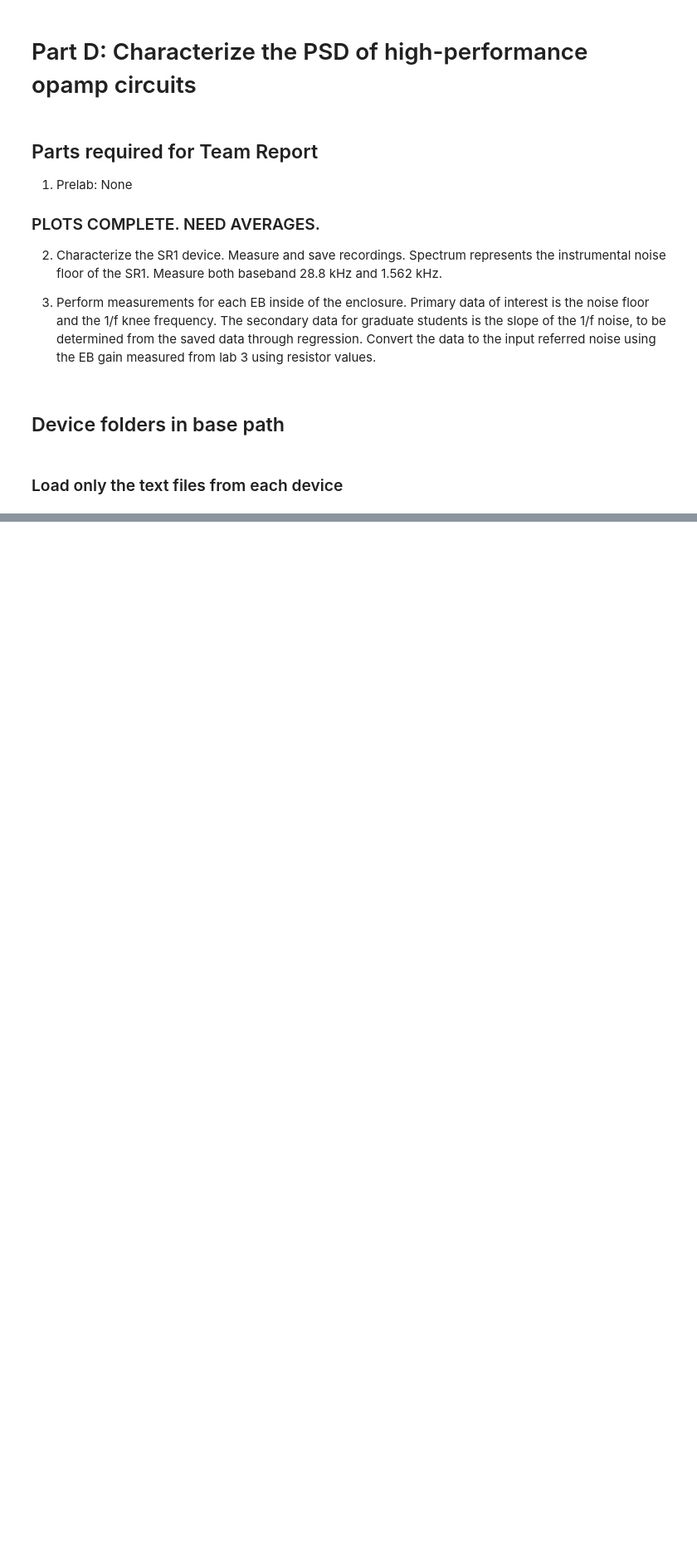
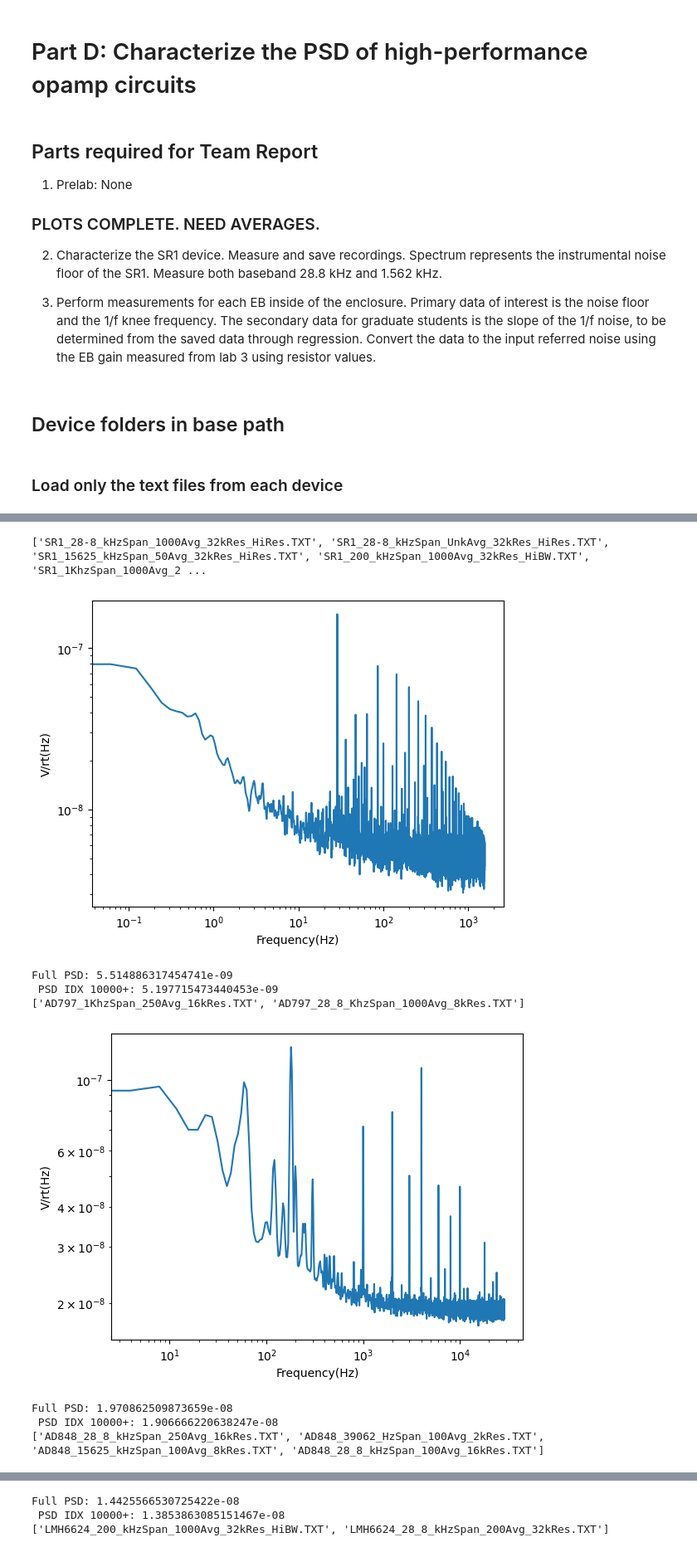
Before and after one commit to MazinDan/Analog_Lab_B, a Jupyter notebook: Lab_4_Report/Analog_Lab4.ipynb, the cells around one changed output, grey strips where cells are left out. Shown at 83% size. Cells and saved outputs as stored; diff of their text form; code cells hidden in the pictures; blank space fills up the shorter version.

```diff
--- a/Lab_4_Report/Analog_Lab4.ipynb
+++ b/Lab_4_Report/Analog_Lab4.ipynb
@@ -709,0 +777,70 @@ for i in range(len(devices)):
+# %%
+# Average PSD values for SR1
+print(SR1_files)
+SR1_psd = pd.read_csv(f'{part_d_data_path}/SR1/{SR1_files[5]}', sep=',')
+plt.figure()
+plt.xscale('log')
+plt.yscale('log')
+plt.xlabel('Frequency(Hz)')
+plt.ylabel('V/rt(Hz)')
+plt.plot(SR1_psd['frequency(Hz)'], SR1_psd['V/rt(Hz)'])
+plt.show()
+print(f'Full PSD: {SR1_psd['V/rt(Hz)'].mean()}\n PSD IDX 10000+: {SR1_psd['V/rt(Hz)'][10000:].mean()}')
+
+# Average PSD values for AD797
+print(AD797_files)
+AD797_psd = pd.read_csv(f'{part_d_data_path}/AD797/{AD797_files[1]}', sep=',')
+plt.figure()
+plt.xscale('log')
+plt.yscale('log')
+plt.xlabel('Frequency(Hz)')
+plt.ylabel('V/rt(Hz)')
+plt.plot(AD797_psd['frequency(Hz)'], AD797_psd['V/rt(Hz)'])
+plt.show()
+print(f'Full PSD: {AD797_psd['V/rt(Hz)'].mean()}\n PSD IDX 10000+: {AD797_psd['V/rt(Hz)'][5000:].mean()}')
+
+# Average PSD values for AD848
+print(AD848_files)
+AD848_psd = pd.read_csv(f'{part_d_data_path}/AD848/{AD848_files[2]}', sep=',')
+plt.figure()
+plt.xscale('log')
+plt.yscale('log')
+plt.xlabel('Frequency(Hz)')
+plt.ylabel('V/rt(Hz)')
+plt.plot(AD848_psd['frequency(Hz)'], AD848_psd['V/rt(Hz)'])
+plt.show()
+print(f'Full PSD: {AD848_psd['V/rt(Hz)'].mean()}\n PSD IDX 10000+: {AD848_psd['V/rt(Hz)'][5000:].mean()}')
+
+# Average PSD values for ADA4898-1
+print(ADA4898_files)
+ADA4898_psd = pd.read_csv(f'{part_d_data_path}/ADA4898-1/{ADA4898_files[2]}', sep=',')
+plt.figure()
+plt.xscale('log')
+plt.yscale('log')
+plt.xlabel('Frequency(Hz)')
+plt.ylabel('V/rt(Hz)')
+plt.plot(ADA4898_psd['frequency(Hz)'], ADA4898_psd['V/rt(Hz)'])
+plt.show()
+print(f'Full PSD: {ADA4898_psd['V/rt(Hz)'].mean()}\n PSD IDX 10000+: {ADA4898_psd['V/rt(Hz)'][2000:].mean()}')
+
+# Average PSD values for LMH6624
+print(LMH6624_files)
+LMH6624_psd = pd.read_csv(f'{part_d_data_path}/LMH6624/{LMH6624_files[0]}', sep=',')
+plt.figure()
+plt.xscale('log')
+plt.yscale('log')
+plt.xlabel('Frequency(Hz)')
+plt.ylabel('V/rt(Hz)')
+plt.plot(LMH6624_psd['frequency(Hz)'], LMH6624_psd['V/rt(Hz)'])
+plt.show()
+print(f'Full PSD: {LMH6624_psd['V/rt(Hz)'].mean()}\n PSD IDX 10000+: {LMH6624_psd['V/rt(Hz)'][10000:].mean()}')
+# %% [output]
+['SR1_28-8_kHzSpan_1000Avg_32kRes_HiRes.TXT', 'SR1_28-8_kHzSpan_UnkAvg_32kRes_HiRes.TXT', 'SR1_15625_kHzSpan_50Avg_32kRes_HiRes.TXT', 'SR1_200_kHzSpan_1000Avg_32kRes_HiBW.TXT', 'SR1_1KhzSpan_1000Avg_2 ...
+[figure, added]
+Full PSD: 5.514886317454741e-09
+ PSD IDX 10000+: 5.197715473440453e-09
+['AD797_1KhzSpan_250Avg_16kRes.TXT', 'AD797_28_8_KhzSpan_1000Avg_8kRes.TXT']
+[figure, added]
+Full PSD: 1.970862509873659e-08
+ PSD IDX 10000+: 1.906666220638247e-08
+['AD848_28_8_kHzSpan_250Avg_16kRes.TXT', 'AD848_39062_HzSpan_100Avg_2kRes.TXT', 'AD848_15625_kHzSpan_100Avg_8kRes.TXT', 'AD848_28_8_kHzSpan_100Avg_16kRes.TXT']
@@ -709,0 +852,3 @@ for i in range(len(devices)):
+Full PSD: 1.4425566530725422e-08
+ PSD IDX 10000+: 1.3853863085151467e-08
+['LMH6624_200_kHzSpan_1000Avg_32kRes_HiBW.TXT', 'LMH6624_28_8_kHzSpan_200Avg_32kRes.TXT']
```
Also changed, not shown: parts of 8 cells of this notebook.
